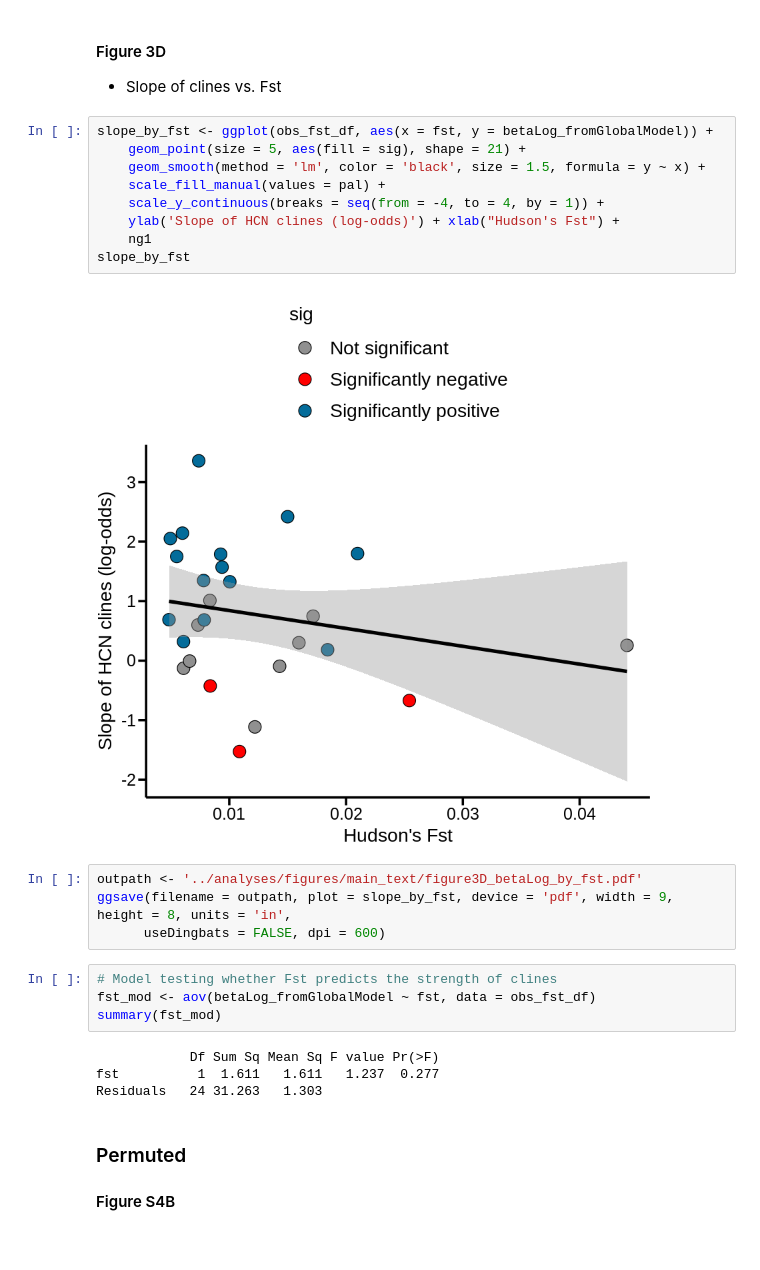
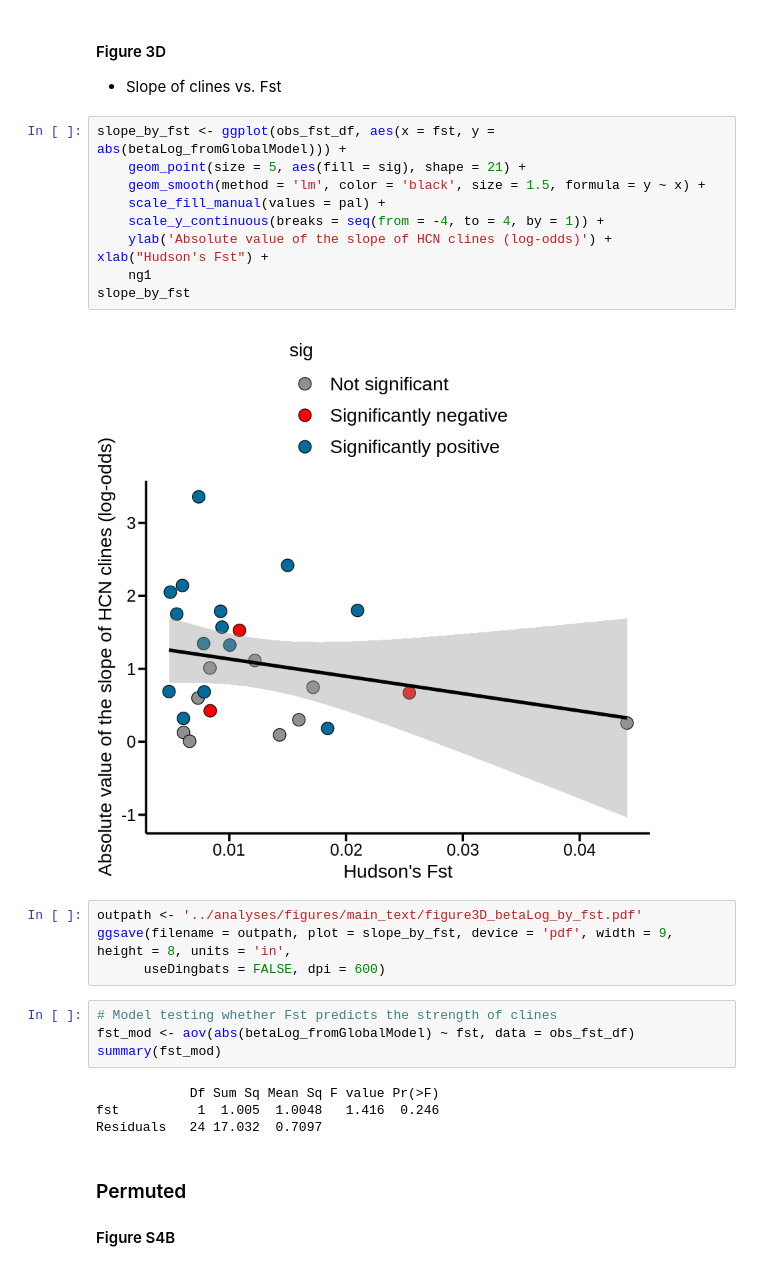
Before and after one commit to James-S-Santangelo/glue_pc, a Jupyter notebook: genomic-analyses/notebooks/diversity_and_populationStructure.r.ipynb, the cells around one changed output. Cells and saved outputs as stored; diff of their text form.

Commit message:
Minor figure updates. Using absolute values for figure 3D

```diff
--- a/genomic-analyses/notebooks/diversity_and_populationStructure.r.ipynb
+++ b/genomic-analyses/notebooks/diversity_and_populationStructure.r.ipynb
@@ -450,28 +450,28 @@ Confidence level used: 0.95
 
 - Slope of clines vs. Fst
 # %%
-slope_by_fst <- ggplot(obs_fst_df, aes(x = fst, y = betaLog_fromGlobalModel)) +
+slope_by_fst <- ggplot(obs_fst_df, aes(x = fst, y = abs(betaLog_fromGlobalModel))) +
     geom_point(size = 5, aes(fill = sig), shape = 21) +
     geom_smooth(method = 'lm', color = 'black', size = 1.5, formula = y ~ x) +
     scale_fill_manual(values = pal) +
     scale_y_continuous(breaks = seq(from = -4, to = 4, by = 1)) +
-    ylab('Slope of HCN clines (log-odds)') + xlab("Hudson's Fst") +
+    ylab('Absolute value of the slope of HCN clines (log-odds)') + xlab("Hudson's Fst") +
     ng1
 slope_by_fst
 # %% [output]
-[figure, old version]
+[figure, new version]
 # %%
 outpath <- '../analyses/figures/main_text/figure3D_betaLog_by_fst.pdf'
 ggsave(filename = outpath, plot = slope_by_fst, device = 'pdf', width = 9, height = 8, units = 'in',
       useDingbats = FALSE, dpi = 600)
 # %%
 # Model testing whether Fst predicts the strength of clines
-fst_mod <- aov(betaLog_fromGlobalModel ~ fst, data = obs_fst_df)
+fst_mod <- aov(abs(betaLog_fromGlobalModel) ~ fst, data = obs_fst_df)
 summary(fst_mod)
 # %% [output]
             Df Sum Sq Mean Sq F value Pr(>F)
-fst          1  1.611   1.611   1.237  0.277
-Residuals   24 31.263   1.303
+fst          1  1.005  1.0048   1.416  0.246
+Residuals   24 17.032  0.7097
 # %% [markdown]
 ### Permuted
 
```
Also changed, not shown: parts of 1 cell of this notebook, 8 other files.
